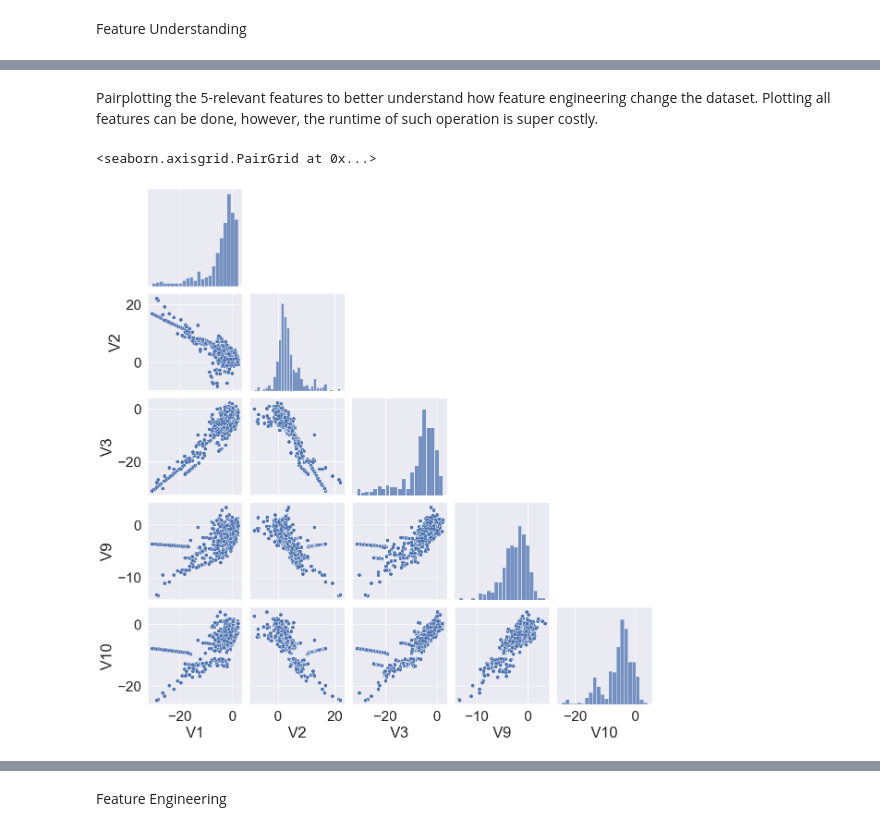
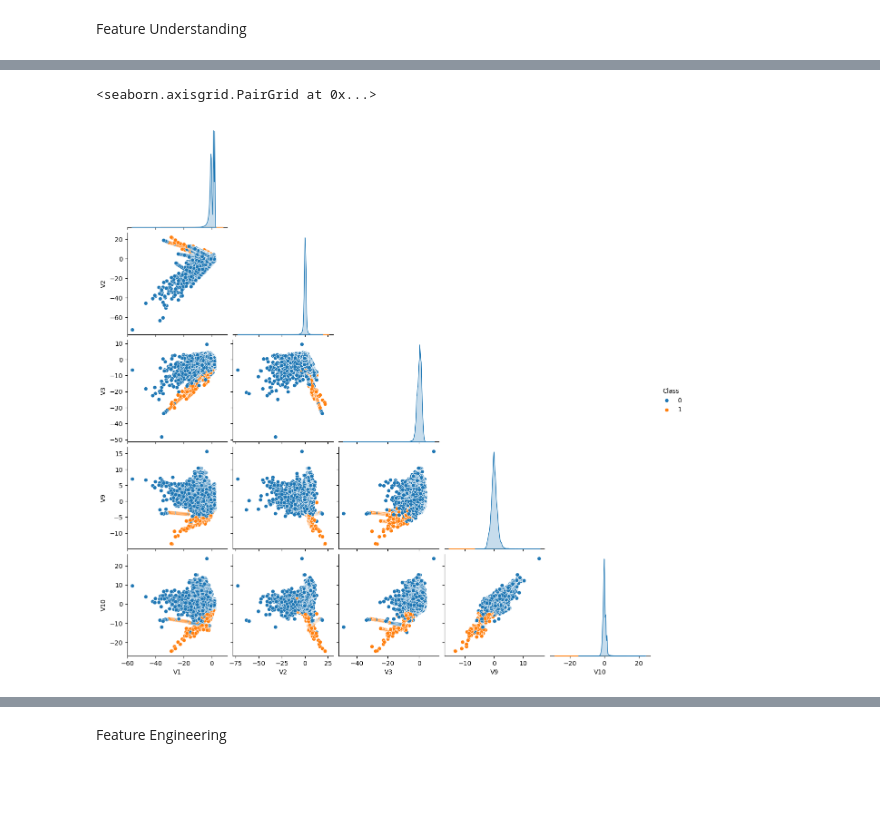
Before and after one commit to HuyPham39/Credit-Card-Fraud-Detection, a Jupyter notebook: CreditCardFraudDetect.ipynb, the cells around one changed output, grey strips where cells are left out. Cells and saved outputs as stored; diff of their text form; code cells hidden in the pictures; blank space fills up the shorter version.

```diff
--- a/CreditCardFraudDetect.ipynb
+++ b/CreditCardFraudDetect.ipynb
@@ -145,10 +133,8 @@ plt.show()
-# %% [markdown]
-Pairplotting the 5-relevant features to better understand how feature engineering change the dataset. Plotting all features can be done, however, the runtime of such operation is super costly.
 # %%
-positive_df = df[df['Class'] == 1]
-sns.pairplot(positive_df,
+sns.pairplot(df,
+             hue='Class',
              vars=['V1','V2','V3','V9','V10'],
              corner=True)
 # %% [output]
 <seaborn.axisgrid.PairGrid at 0x...>
-[figure, old version]
+[figure, new version]
```
Also changed, not shown: parts of 39 cells of this notebook, 3 other files.
